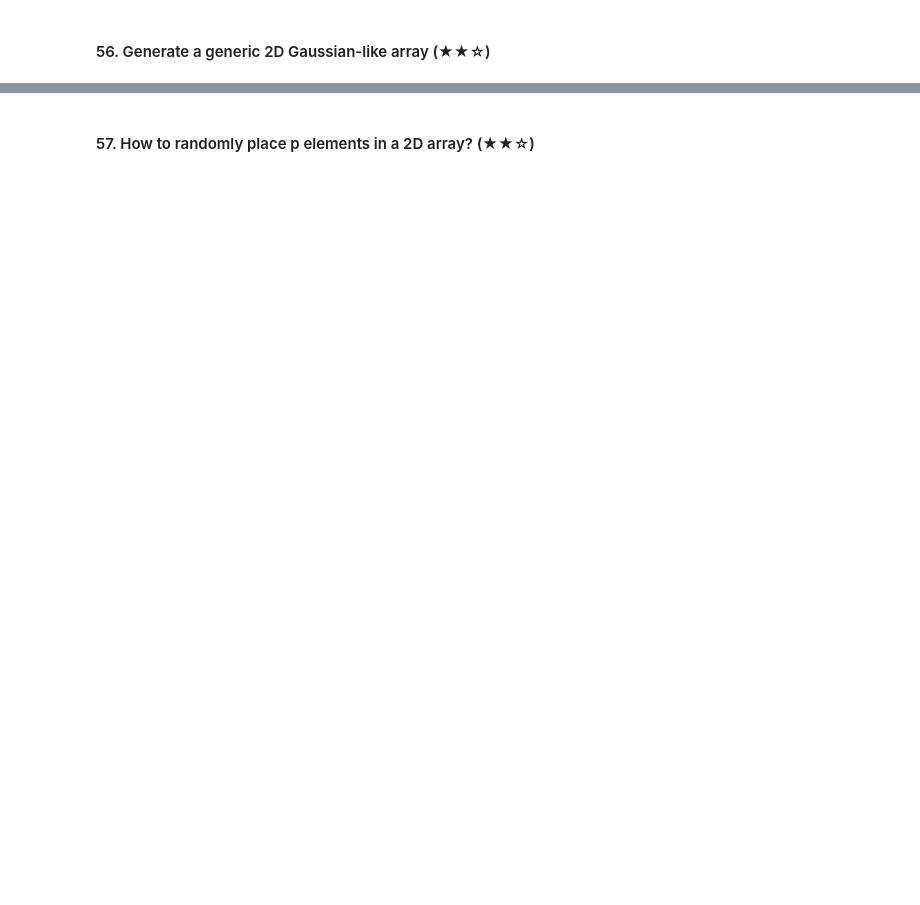
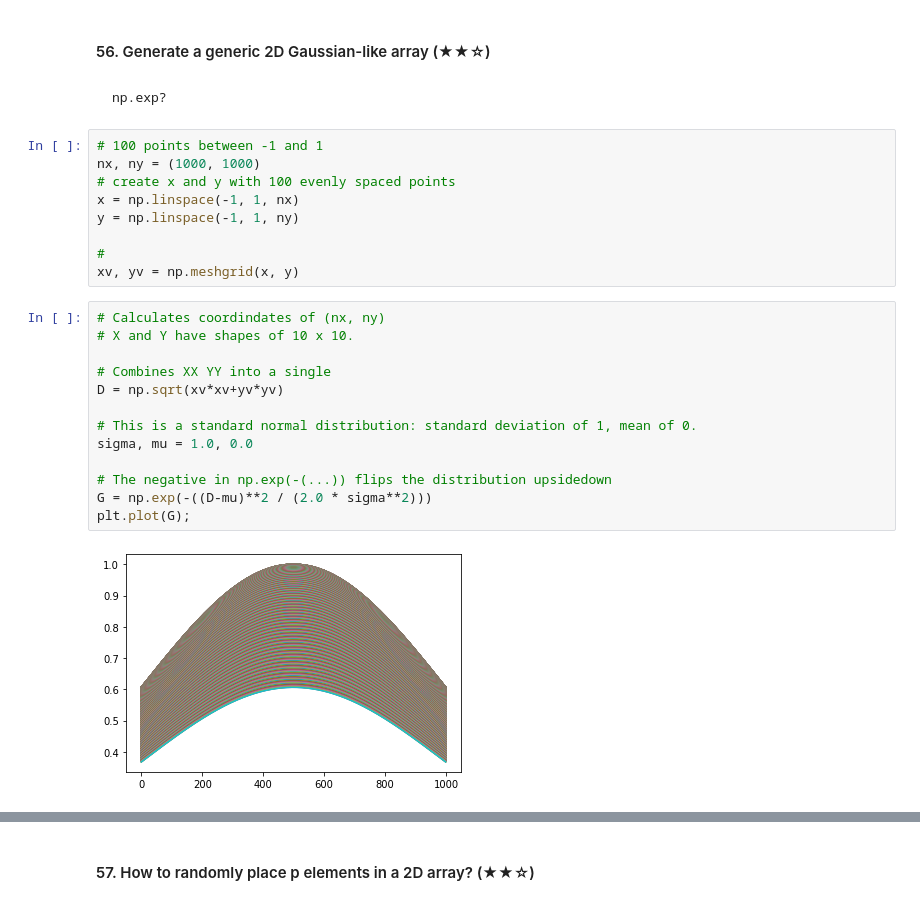
Before and after one commit to Promeos/numpy-100, a Jupyter notebook: 100_Numpy_exercises.ipynb, the cells around one changed output, grey strips where cells are left out. Cells and saved outputs as stored; diff of their text form; blank space fills up the shorter version.

````diff
--- a/100_Numpy_exercises.ipynb
+++ b/100_Numpy_exercises.ipynb
@@ -858,2 +954,30 @@ D.shape
 # %% [markdown]
 #### 56. Generate a generic 2D Gaussian-like array (★★☆)
+# %% [markdown]
+```python
+np.exp?
+```
+# %%
+# 100 points between -1 and 1
+nx, ny = (1000, 1000)
+# create x and y with 100 evenly spaced points
+x = np.linspace(-1, 1, nx)
+y = np.linspace(-1, 1, ny)
+
+#
+xv, yv = np.meshgrid(x, y)
+# %%
+# Calculates coordindates of (nx, ny)
+# X and Y have shapes of 10 x 10.
+
+# Combines XX YY into a single
+D = np.sqrt(xv*xv+yv*yv)
+
+# This is a standard normal distribution: standard deviation of 1, mean of 0.
+sigma, mu = 1.0, 0.0
+
+# The negative in np.exp(-(...)) flips the distribution upsidedown
+G = np.exp(-((D-mu)**2 / (2.0 * sigma**2)))
+plt.plot(G);
+# %% [output]
+[figure, added]
````
Also changed, not shown: parts of 22 cells of this notebook.
